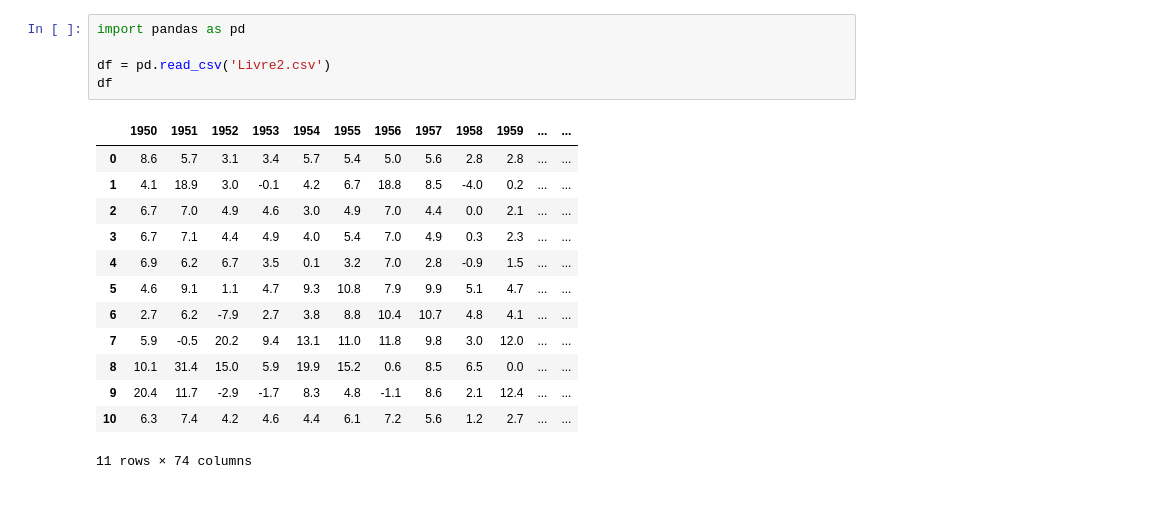
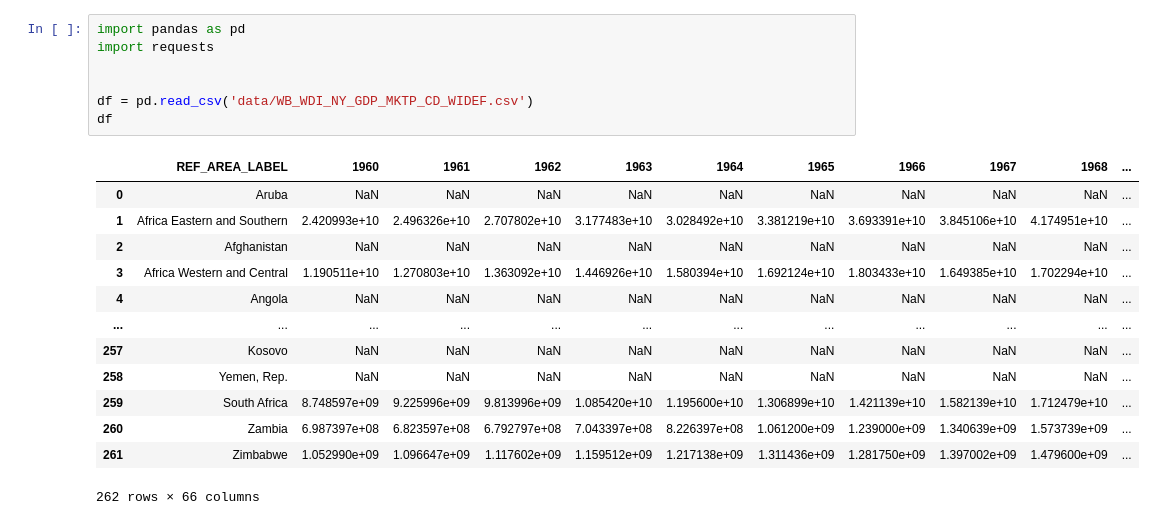
Before and after one commit to canopee-europe/data_analysis, a Jupyter notebook: Economics/PIB/pib_data.ipynb, the cells around one changed output. Cells and saved outputs as stored; diff of their text form.

Commit message:
pib_data per country

```diff
--- a/Economics/PIB/pib_data.ipynb
+++ b/Economics/PIB/pib_data.ipynb
@@ -1,19 +1,21 @@
 # %%
 import pandas as pd
+import requests
 
-df = pd.read_csv('Livre2.csv')
+
+df = pd.read_csv('data/WB_WDI_NY_GDP_MKTP_CD_WIDEF.csv')
 df
 # %% [output]
-|  | 1950 | 1951 | 1952 | 1953 | 1954 | 1955 | 1956 | 1957 | 1958 | 1959 | ... | ... |
-| 0 | 8.6 | 5.7 | 3.1 | 3.4 | 5.7 | 5.4 | 5.0 | 5.6 | 2.8 | 2.8 | ... | ... |
-| 1 | 4.1 | 18.9 | 3.0 | -0.1 | 4.2 | 6.7 | 18.8 | 8.5 | -4.0 | 0.2 | ... | ... |
-| 2 | 6.7 | 7.0 | 4.9 | 4.6 | 3.0 | 4.9 | 7.0 | 4.4 | 0.0 | 2.1 | ... | ... |
-| 3 | 6.7 | 7.1 | 4.4 | 4.9 | 4.0 | 5.4 | 7.0 | 4.9 | 0.3 | 2.3 | ... | ... |
-| 4 | 6.9 | 6.2 | 6.7 | 3.5 | 0.1 | 3.2 | 7.0 | 2.8 | -0.9 | 1.5 | ... | ... |
-| 5 | 4.6 | 9.1 | 1.1 | 4.7 | 9.3 | 10.8 | 7.9 | 9.9 | 5.1 | 4.7 | ... | ... |
-| 6 | 2.7 | 6.2 | -7.9 | 2.7 | 3.8 | 8.8 | 10.4 | 10.7 | 4.8 | 4.1 | ... | ... |
-| 7 | 5.9 | -0.5 | 20.2 | 9.4 | 13.1 | 11.0 | 11.8 | 9.8 | 3.0 | 12.0 | ... | ... |
-| 8 | 10.1 | 31.4 | 15.0 | 5.9 | 19.9 | 15.2 | 0.6 | 8.5 | 6.5 | 0.0 | ... | ... |
-| 9 | 20.4 | 11.7 | -2.9 | -1.7 | 8.3 | 4.8 | -1.1 | 8.6 | 2.1 | 12.4 | ... | ... |
-| 10 | 6.3 | 7.4 | 4.2 | 4.6 | 4.4 | 6.1 | 7.2 | 5.6 | 1.2 | 2.7 | ... | ... |
+|  | REF_AREA_LABEL | 1960 | 1961 | 1962 | 1963 | 1964 | 1965 | 1966 | 1967 | 1968 | ... |
+| 0 | Aruba | NaN | NaN | NaN | NaN | NaN | NaN | NaN | NaN | NaN | ... |
+| 1 | Africa Eastern and Southern | 2.420993e+10 | 2.496326e+10 | 2.707802e+10 | 3.177483e+10 | 3.028492e+10 | 3.381219e+10 | 3.693391e+10 | 3.845106e+10 | 4.174951e+10 | ... |
+| 2 | Afghanistan | NaN | NaN | NaN | NaN | NaN | NaN | NaN | NaN | NaN | ... |
+| 3 | Africa Western and Central | 1.190511e+10 | 1.270803e+10 | 1.363092e+10 | 1.446926e+10 | 1.580394e+10 | 1.692124e+10 | 1.803433e+10 | 1.649385e+10 | 1.702294e+10 | ... |
+| 4 | Angola | NaN | NaN | NaN | NaN | NaN | NaN | NaN | NaN | NaN | ... |
+| ... | ... | ... | ... | ... | ... | ... | ... | ... | ... | ... | ... |
+| 257 | Kosovo | NaN | NaN | NaN | NaN | NaN | NaN | NaN | NaN | NaN | ... |
+| 258 | Yemen, Rep. | NaN | NaN | NaN | NaN | NaN | NaN | NaN | NaN | NaN | ... |
+| 259 | South Africa | 8.748597e+09 | 9.225996e+09 | 9.813996e+09 | 1.085420e+10 | 1.195600e+10 | 1.306899e+10 | 1.421139e+10 | 1.582139e+10 | 1.712479e+10 | ... |
+| 260 | Zambia | 6.987397e+08 | 6.823597e+08 | 6.792797e+08 | 7.043397e+08 | 8.226397e+08 | 1.061200e+09 | 1.239000e+09 | 1.340639e+09 | 1.573739e+09 | ... |
+| 261 | Zimbabwe | 1.052990e+09 | 1.096647e+09 | 1.117602e+09 | 1.159512e+09 | 1.217138e+09 | 1.311436e+09 | 1.281750e+09 | 1.397002e+09 | 1.479600e+09 | ... |
-11 rows × 74 columns
+262 rows × 66 columns
```
Also changed, not shown: parts of 7 cells of this notebook, 3 other files.
